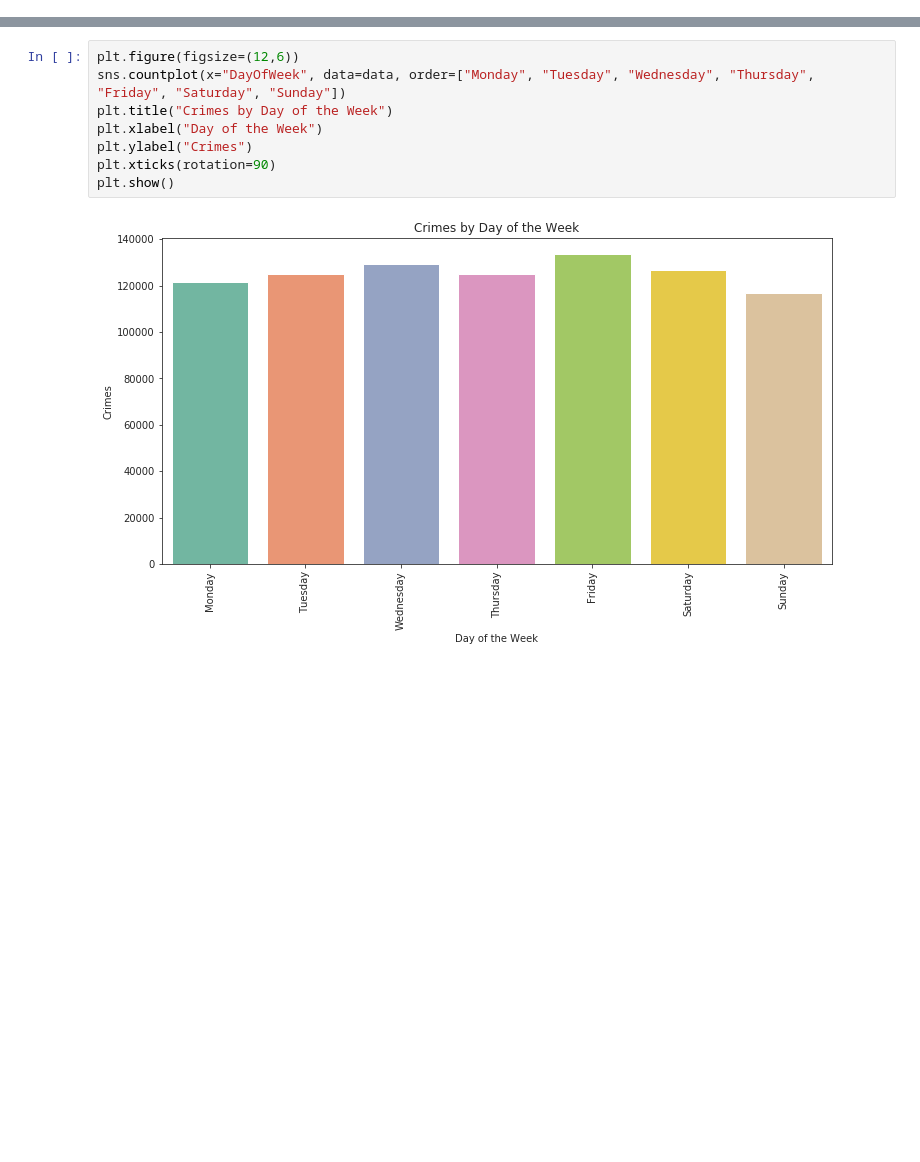
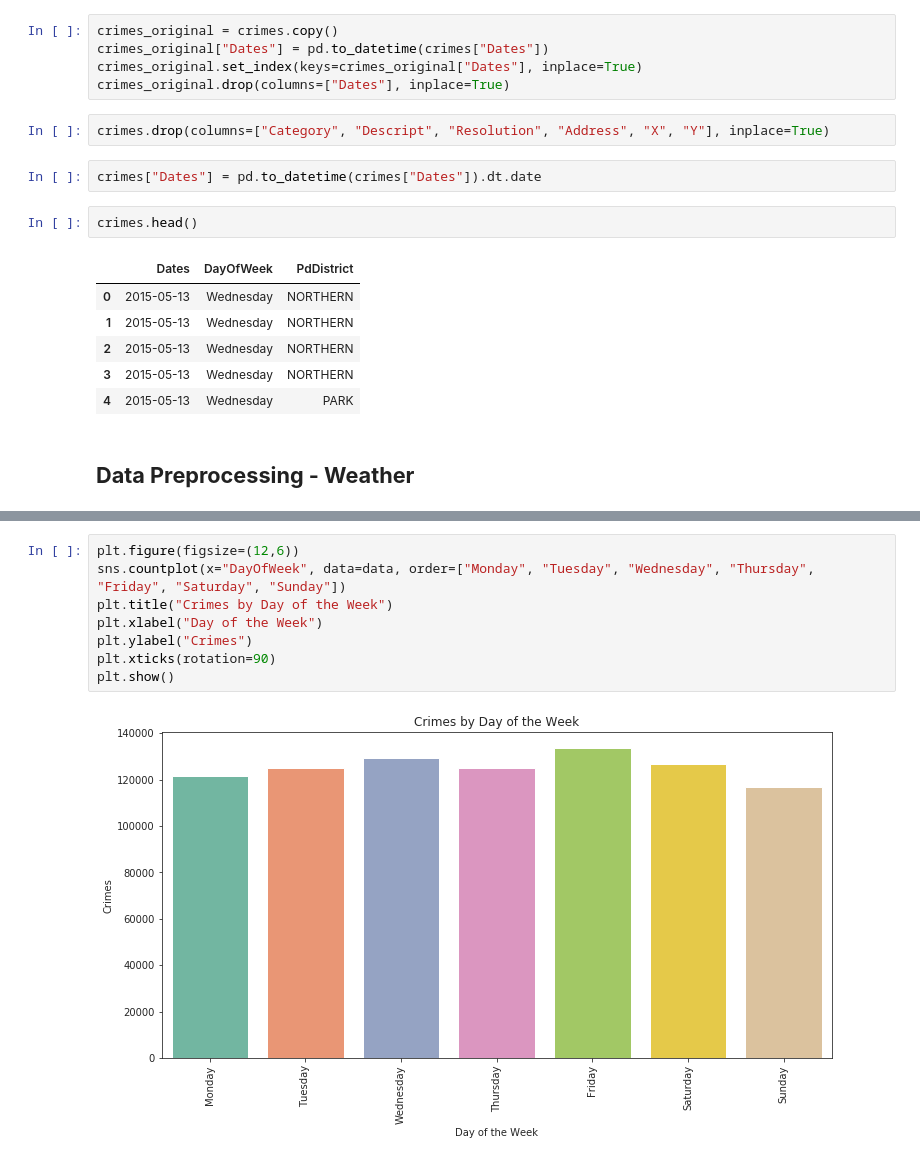
Before and after one commit to fescobar96/Crime-Prediction-in-San-Francisco, a Jupyter notebook: EDA.ipynb, the cells around one changed output, grey strips where cells are left out. Cells and saved outputs as stored; diff of their text form; blank space fills up the shorter version.

```diff
--- a/EDA.ipynb
+++ b/EDA.ipynb
@@ -16,0 +54,20 @@ weather = pd.read_csv("sf_weather.csv")
+# %%
+crimes_original = crimes.copy()
+crimes_original["Dates"] = pd.to_datetime(crimes["Dates"])
+crimes_original.set_index(keys=crimes_original["Dates"], inplace=True)
+crimes_original.drop(columns=["Dates"], inplace=True)
+# %%
+crimes.drop(columns=["Category", "Descript", "Resolution", "Address", "X", "Y"], inplace=True)
+# %%
+crimes["Dates"] = pd.to_datetime(crimes["Dates"]).dt.date
+# %%
+crimes.head()
+# %% [output]
+|  | Dates | DayOfWeek | PdDistrict |
+| 0 | 2015-05-13 | Wednesday | NORTHERN |
+| 1 | 2015-05-13 | Wednesday | NORTHERN |
+| 2 | 2015-05-13 | Wednesday | NORTHERN |
+| 3 | 2015-05-13 | Wednesday | NORTHERN |
+| 4 | 2015-05-13 | Wednesday | PARK |
+# %% [markdown]
+## **Data Preprocessing - Weather**
```
Also changed, not shown: parts of 43 cells of this notebook.
